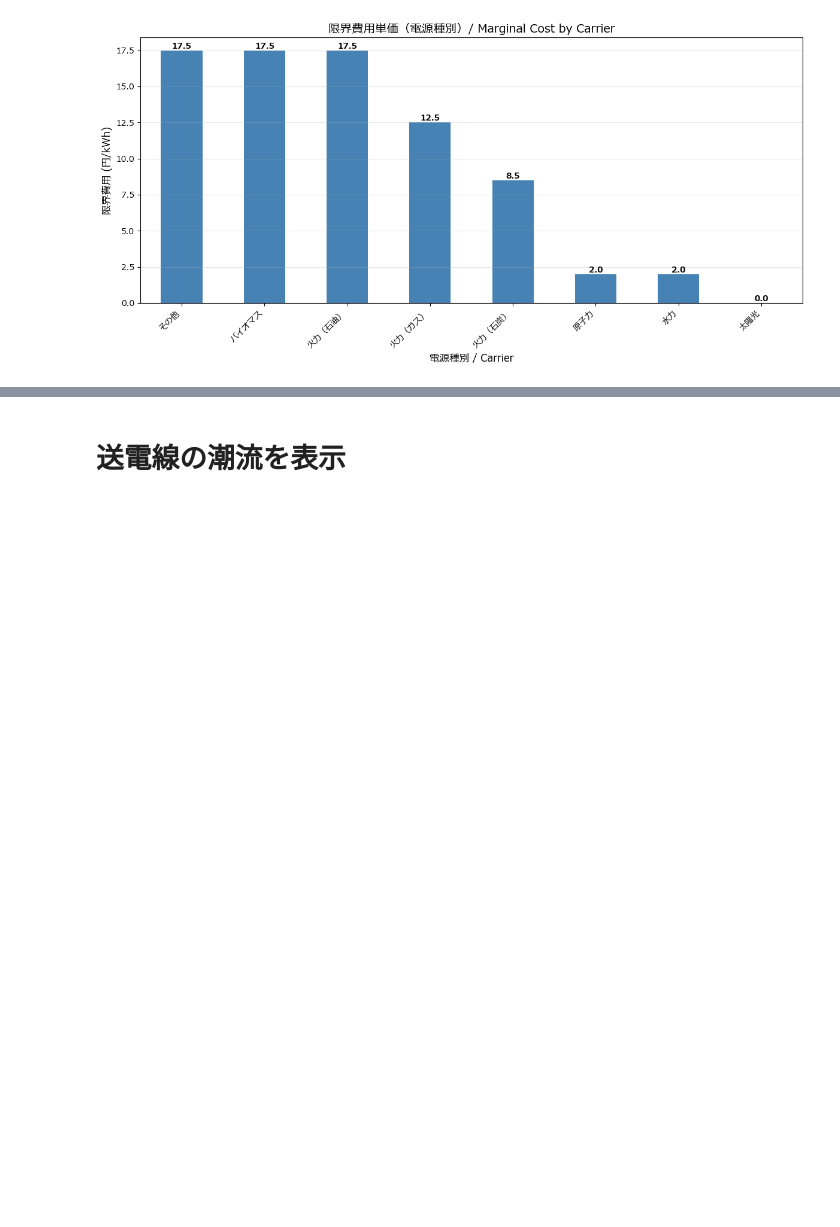
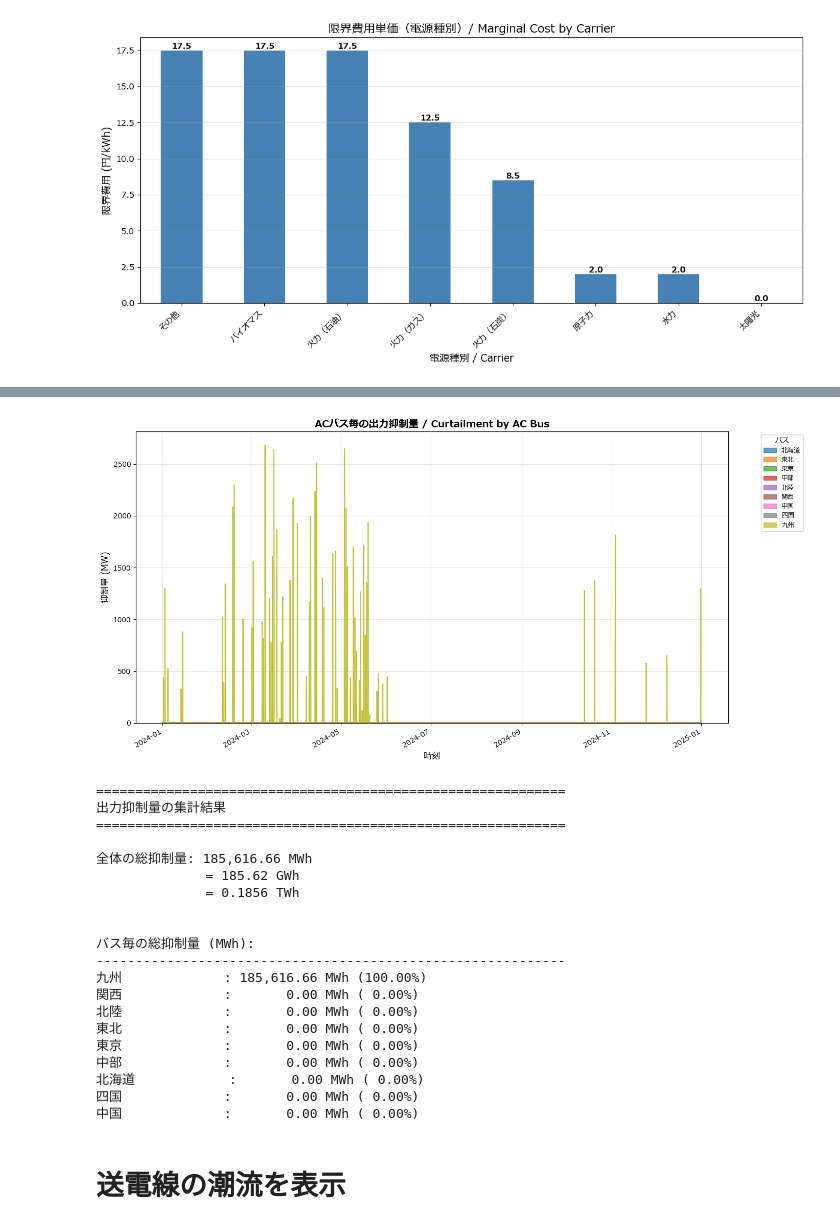
Before and after one commit to takashi-yanase/DemandSupplySimulation, a Jupyter notebook: 01 data_exploration.ipynb, the cells around one changed output, grey strips where cells are left out. Saved outputs shown, nothing was run; the diff lists cells and outputs as text; code cells hidden in the pictures; blank space fills up the shorter version.

```diff
--- a/01 data_exploration.ipynb
+++ b/01 data_exploration.ipynb
@@ -94,3 +81,81 @@ plt.show()
+# %%
+import matplotlib.pyplot as plt
+import pandas as pd
+
+# 日本語フォント設定
+plt.rcParams['font.family'] = 'Meiryo'
+plt.rcParams['axes.unicode_minus'] = False
+
+# ネットワークの出力抑制（curtailment）を計算
+curtailment = network.generators_t.p_max_pu * network.generators.p_nom - network.generators_t.p
+curtailment_positive = curtailment.clip(lower=0)
+
+# ACバスに接続されている発電機を抽出
+ac_buses = network.buses[network.buses['carrier'] == 'AC'].index
+ac_generators = network.generators[network.generators['bus'].isin(ac_buses)]
+
+# バス毎に抑制量を集計
+curtailment_by_bus = {}
+for bus in ac_buses:
+    # このバスに接続されている発電機
+    gens_at_bus = ac_generators[ac_generators['bus'] == bus].index
+    if len(gens_at_bus) > 0:
+        # このバスの発電機の抑制量を合計
+        bus_curtailment = curtailment_positive[gens_at_bus].sum(axis=1)
+        curtailment_by_bus[bus] = bus_curtailment
+
+# DataFrameに変換
+df_curtailment_by_bus = pd.DataFrame(curtailment_by_bus)
+
+# 積み上げ面グラフで表示
+fig, ax = plt.subplots(figsize=(14, 7))
+df_curtailment_by_bus.plot.area(ax=ax, stacked=True, alpha=0.7)
+ax.set_title('ACバス毎の出力抑制量 / Curtailment by AC Bus', fontsize=14, fontweight='bold')
+ax.set_ylabel('抑制量 (MW)', fontsize=12)
+ax.set_xlabel('時刻', fontsize=12)
+ax.legend(title='バス', bbox_to_anchor=(1.05, 1), loc='upper left', fontsize=9)
+ax.grid(True, alpha=0.3)
+plt.tight_layout()
+plt.show()
+
+# バス毎の総抑制量を表示
+total_curtailment_by_bus = df_curtailment_by_bus.sum()
+total_curtailment_all = total_curtailment_by_bus.sum()
+
+print("\n" + "="*60)
+print("出力抑制量の集計結果")
+print("="*60)
+print(f"\n全体の総抑制量: {total_curtailment_all:,.2f} MWh")
+print(f"              = {total_curtailment_all/1000:,.2f} GWh")
+print(f"              = {total_curtailment_all/1000000:,.4f} TWh")
+
+print("\n\nバス毎の総抑制量 (MWh):")
+print("-"*60)
+for bus, value in total_curtailment_by_bus.sort_values(ascending=False).items():
+    percentage = (value / total_curtailment_all * 100) if total_curtailment_all > 0 else 0
+    print(f"{bus:15s}: {value:10,.2f} MWh ({percentage:5.2f}%)")
+# %% [output]
+[figure, added]
+============================================================
+出力抑制量の集計結果
+============================================================
+
+全体の総抑制量: 185,616.66 MWh
+              = 185.62 GWh
+              = 0.1856 TWh
+
+
+バス毎の総抑制量 (MWh):
+------------------------------------------------------------
+九州             : 185,616.66 MWh (100.00%)
+関西             :       0.00 MWh ( 0.00%)
+北陸             :       0.00 MWh ( 0.00%)
+東北             :       0.00 MWh ( 0.00%)
+東京             :       0.00 MWh ( 0.00%)
+中部             :       0.00 MWh ( 0.00%)
+北海道            :       0.00 MWh ( 0.00%)
+四国             :       0.00 MWh ( 0.00%)
+中国             :       0.00 MWh ( 0.00%)
 # %% [markdown]
 # 送電線の潮流を表示
 # %%
```
Also changed, not shown: parts of 6 cells of this notebook, 3 other files.
